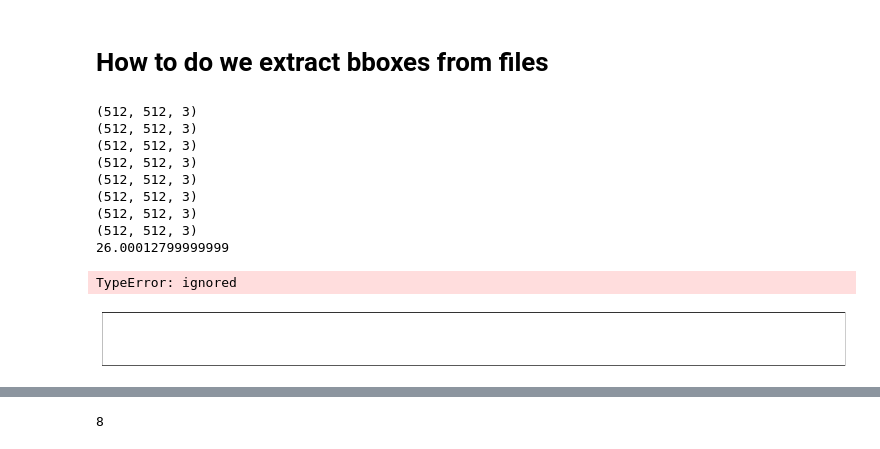
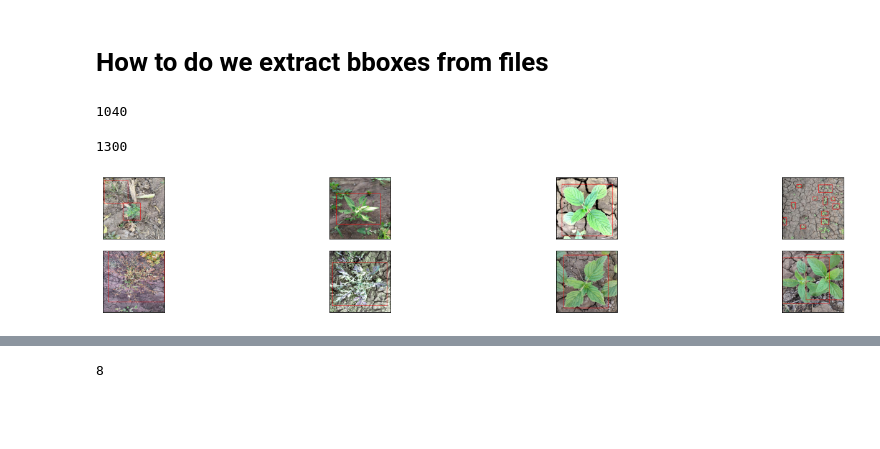
Before and after one commit to SarthakJaingit/Philippine-Science-High-School-AI_Club, a Jupyter notebook: CropAndWeedDetection.ipynb, the cells around one changed output, grey strips where cells are left out. Saved outputs shown, nothing was run; the diff lists cells and outputs as text; code cells hidden in the pictures; blank space fills up the shorter version.

```diff
--- a/CropAndWeedDetection.ipynb
+++ b/CropAndWeedDetection.ipynb
@@ -77,14 +42,16 @@ with zipfile.ZipFile("/content/drive/MyDrive/PSHS_Projects/crop_and_weed.zip","r
     zip_ref.extractall()
 # %% [markdown]
 # Structure the data so that it can fed to the neural network
-# %%
-# Pil Image:
-from PIL import Image
-img = Image.open("/content/download (1).jpeg").convert("RGB")
-
-img = cv2.imread("/content/download (1).jpeg")
 # %% [markdown]
 # How to do we extract bboxes from files
+# %%
+print(int(len(images) * 0.8))
+# %% [output]
+1040
+# %%
+len(images)
+# %% [output]
+1300
 # %%
 images = sorted(glob.glob("/content/agri_data/data/*.jpeg"))
 text = sorted(glob.glob("/content/agri_data/data/*.txt"))
@@ -194,35 +176,25 @@ testing_agri_data = LoadAgriData(images, text, get_transforms("test"))
 # %%
-agridata_iterator = iter(agri_dataloader)
-img, labels = next(agridata_iterator)
+agridata_iterator = iter(training_agriDataLoader)
+img, labels = agridata_iterator.next()
 
 def draw_boxes(boxes, labels, image):
     # read the image with OpenCV
+    image = image.permute(1, 2, 0).numpy()
     for i, box in enumerate(boxes):
         # (R, G, B)
         color = (255, 0, 0)
-        print(box[0])
-         cv.rectangle(drawing, (int(box[0]), int(box[1])), \
-          (int(box[2]), int(box[3])), color, 2)
+        cv2.rectangle(image, (int(box[0]), int(box[1])), \
+        (int(box[2]), int(box[3])), color, 2)
 
-        cv2.putText(image, classes[labels[i - 1]], (int(box[0]), int(box[1])-5),
-                    cv2.FONT_HERSHEY_SIMPLEX, 0.8, color, 2,
-                    lineType=cv2.LINE_AA)
+        # cv2.putText(image, classes[labels[i - 1]], (int(box[0]), int(box[1])-5),
+        #             cv2.FONT_HERSHEY_SIMPLEX, 0.8, color, 2,
+        #             lineType=cv2.LINE_AA)
     return image
 
 fig = plt.figure(figsize=(25, 4))
-for idx in np.arange(2):
-    ax = fig.add_subplot(2, 2/2, idx+1, xticks=[], yticks=[])
-    img = draw_boxes(labels[idx]["boxes"], labels[idx]["labels"], images[idx])
-    plt.imshow(img)
+for idx in np.arange(8):
+    ax = fig.add_subplot(2, 8/2, idx+1, xticks=[], yticks=[])
+    drawing_img = draw_boxes(labels[idx]["boxes"], labels[idx]["labels"], img[idx])
+    plt.imshow(drawing_img)
 # %% [output]
-(512, 512, 3)
-(512, 512, 3)
-(512, 512, 3)
-(512, 512, 3)
-(512, 512, 3)
-(512, 512, 3)
-(512, 512, 3)
-(512, 512, 3)
-26.00012799999999
-TypeError: ignored
-[figure, old version]
+[figure, new version]
```
Also changed, not shown: parts of 6 cells of this notebook.
